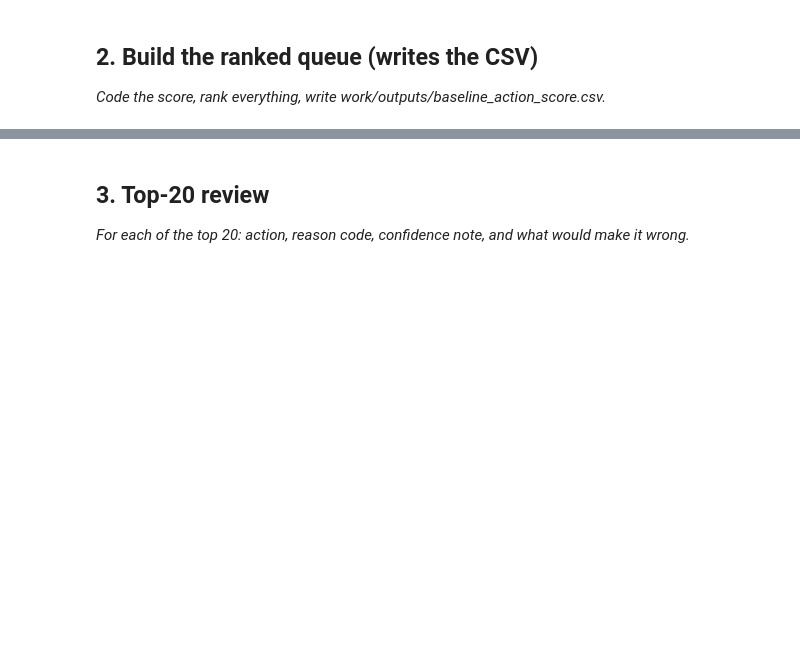
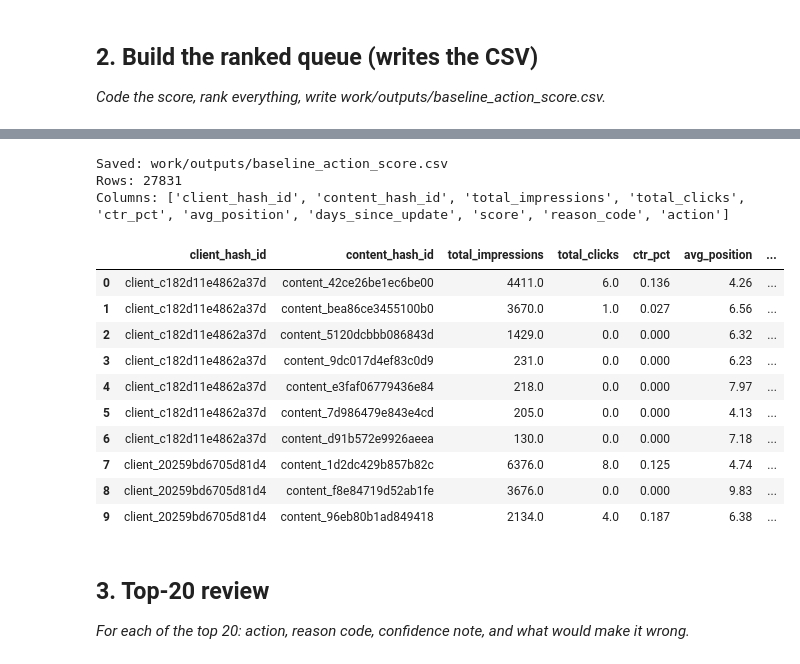
Before and after one commit to Chisman001/ML-internship-starter, a Jupyter notebook: work/notebooks/w04_baseline_score.ipynb, the cells around one changed output, grey strips where cells are left out. Saved outputs shown, nothing was run; the diff lists cells and outputs as text; code cells hidden in the pictures; blank space fills up the shorter version.

```diff
--- a/work/notebooks/w04_baseline_score.ipynb
+++ b/work/notebooks/w04_baseline_score.ipynb
@@ -23,3 +451,38 @@ This skeleton is yours to fill. Work the sections **in order** — each one has
+# %%
+import os
+
+output_dir = "work/outputs"
+os.makedirs(output_dir, exist_ok=True)
+
+output_path = os.path.join(
+    output_dir,
+    "baseline_action_score.csv"
+)
+
+queue.to_csv(output_path, index=False)
+
+print("Saved:", output_path)
+print("Rows:", len(queue))
+print("Columns:", list(queue.columns))
+# %% [output]
+Saved: work/outputs/baseline_action_score.csv
+Rows: 27831
+Columns: ['client_hash_id', 'content_hash_id', 'total_impressions', 'total_clicks', 'ctr_pct', 'avg_position', 'days_since_update', 'score', 'reason_code', 'action']
+# %%
+import pandas as pd
+pd.read_csv(output_path).head(10)
+# %% [output]
+|  | client_hash_id | content_hash_id | total_impressions | total_clicks | ctr_pct | avg_position | ... |
+| 0 | client_c182d11e4862a37d | content_42ce26be1ec6be00 | 4411.0 | 6.0 | 0.136 | 4.26 | ... |
+| 1 | client_c182d11e4862a37d | content_bea86ce3455100b0 | 3670.0 | 1.0 | 0.027 | 6.56 | ... |
+| 2 | client_c182d11e4862a37d | content_5120dcbbb086843d | 1429.0 | 0.0 | 0.000 | 6.32 | ... |
+| 3 | client_c182d11e4862a37d | content_9dc017d4ef83c0d9 | 231.0 | 0.0 | 0.000 | 6.23 | ... |
+| 4 | client_c182d11e4862a37d | content_e3faf06779436e84 | 218.0 | 0.0 | 0.000 | 7.97 | ... |
+| 5 | client_c182d11e4862a37d | content_7d986479e843e4cd | 205.0 | 0.0 | 0.000 | 4.13 | ... |
+| 6 | client_c182d11e4862a37d | content_d91b572e9926aeea | 130.0 | 0.0 | 0.000 | 7.18 | ... |
+| 7 | client_20259bd6705d81d4 | content_1d2dc429b857b82c | 6376.0 | 8.0 | 0.125 | 4.74 | ... |
+| 8 | client_20259bd6705d81d4 | content_f8e84719d52ab1fe | 3676.0 | 0.0 | 0.000 | 9.83 | ... |
+| 9 | client_20259bd6705d81d4 | content_96eb80b1ad849418 | 2134.0 | 4.0 | 0.187 | 6.38 | ... |
 # %% [markdown]
 ## 3. Top-20 review
 
```
Also changed, not shown: parts of 24 cells of this notebook.
